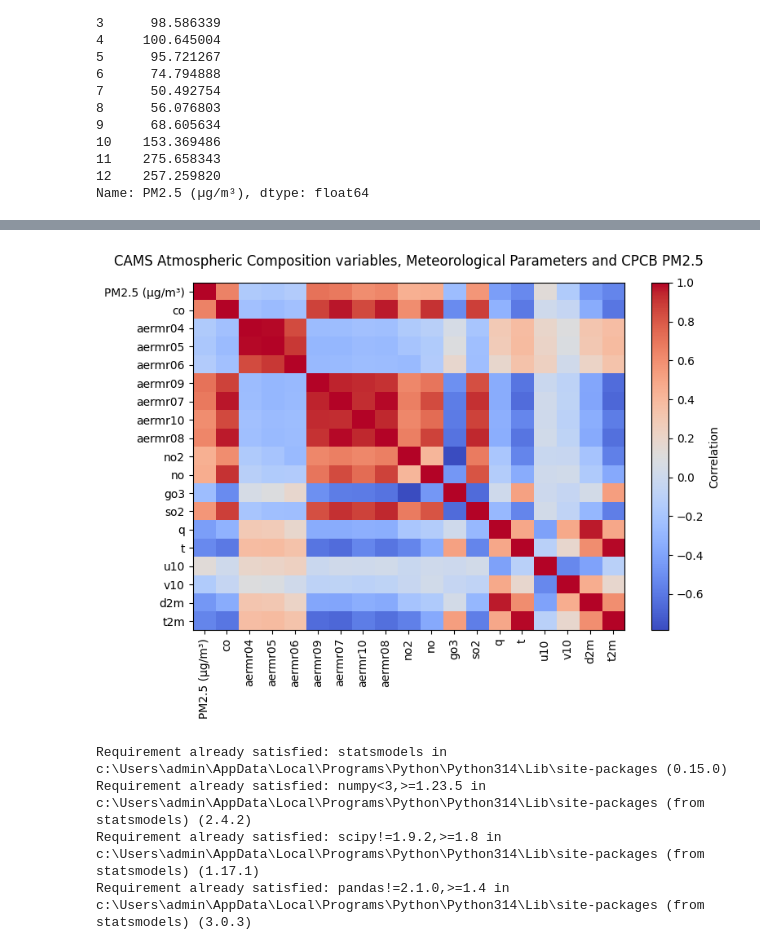
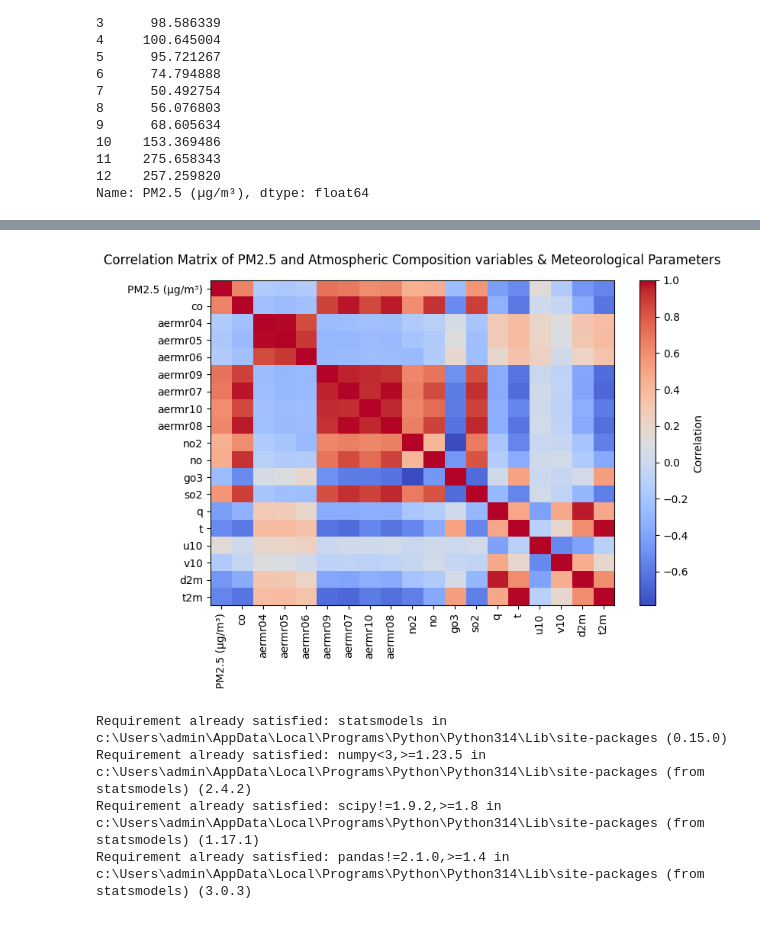
Before and after one commit to lubnashahanas07/PM25-Prediction-Using-Machine-Learning, a Jupyter notebook: preprocessing.ipynb, the cells around one changed output, grey strips where cells are left out. Cells and saved outputs as stored; diff of their text form; code cells hidden in the pictures.

```diff
--- a/preprocessing.ipynb
+++ b/preprocessing.ipynb
@@ -225,20 +225,20 @@ exp2_corr
 # %%
 plt.figure(figsize = (8,6))
 
 plt.imshow(exp2_corr,cmap = "coolwarm",aspect= "auto")
 
 plt.colorbar(label = "Correlation")
 
 plt.xticks(range(len(exp2_corr.columns)),exp2_corr.columns,rotation=90)
 plt.yticks(range(len(exp2_corr.columns)),exp2_corr.columns)
 
-plt.title("CAMS Atmospheric Composition variables, Meteorological Parameters and CPCB PM2.5",pad=15)
+plt.title("Correlation Matrix of PM2.5 and Atmospheric Composition variables & Meteorological Parameters",pad=15)
 
 plt.tight_layout()
 plt.savefig("plots/EDA_plots/heatmap_comp_met_pm2.5.png",dpi = 300,bbox_inches = 'tight')
 plt.show()
 # %% [output]
-[figure, old version]
+[figure, new version]
 # %%
 %pip install statsmodels
 # %% [output]
```
Also changed, not shown: parts of 6 cells of this notebook, 18 other files.
